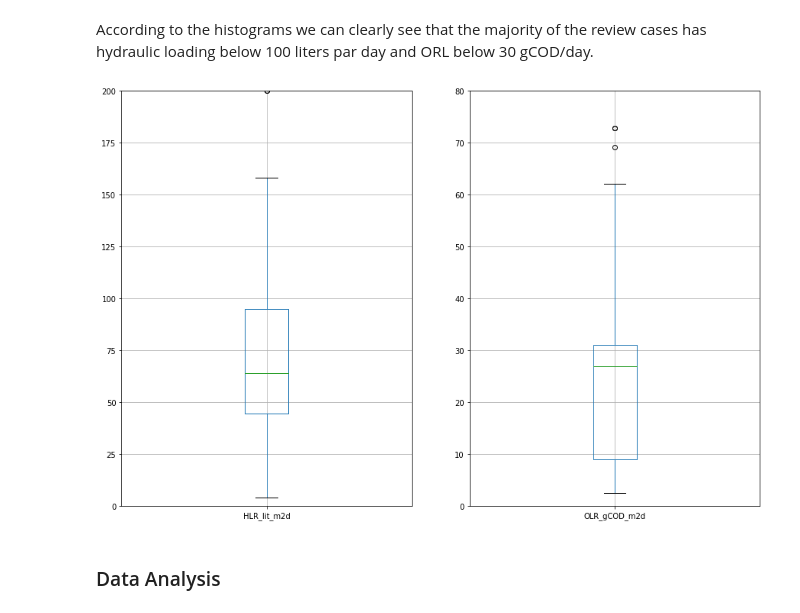
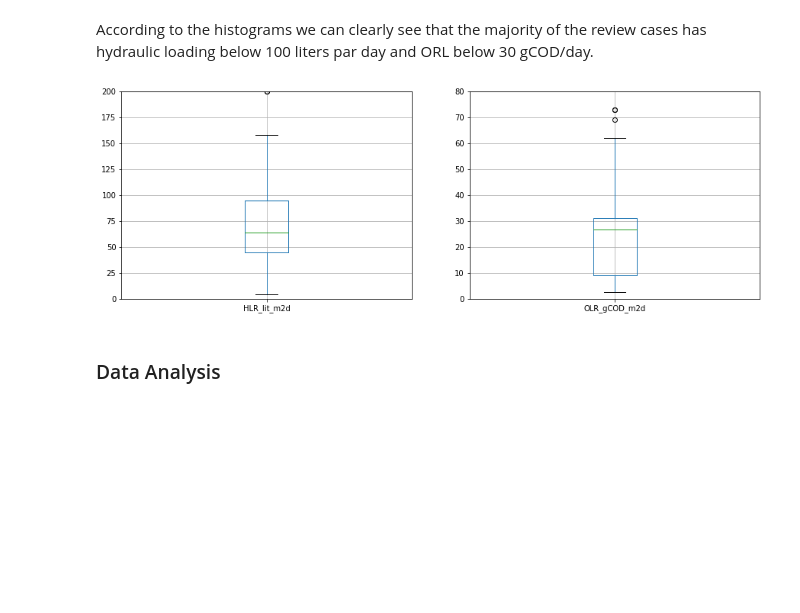
Before and after one commit to rousvit/wetlands-aeration-review, a Jupyter notebook: Treatment_Wetlands_Areation_Review.ipynb, the cells around one changed output. Cells and saved outputs as stored; diff of their text form; code cells hidden in the pictures; blank space fills up the shorter version.

Commit message:
minor style improvments and additional plots

```diff
--- a/Treatment_Wetlands_Areation_Review.ipynb
+++ b/Treatment_Wetlands_Areation_Review.ipynb
@@ -243,12 +225,12 @@ According to the histograms we can clearly see that the majority of the review c
 # %%
 fig = plt.figure()
 ax1 = fig.add_subplot(1, 2, 1)
 ax2 = fig.add_subplot(1, 2, 2)
-review_cases[['HLR_lit_m2d']].plot(kind='box', ax=ax1, figsize=(15, 10), grid=True, ylim=(0, 200))
-review_cases[['OLR_gCOD_m2d']].plot(kind='box', ax=ax2, figsize=(15, 10), grid=True, ylim=(0, 80))
+review_cases[['HLR_lit_m2d']].plot(kind='box', ax=ax1, figsize=(15, 5), grid=True, ylim=(0, 200))
+review_cases[['OLR_gCOD_m2d']].plot(kind='box', ax=ax2, figsize=(15, 5), grid=True, ylim=(0, 80))
 plt.show()
 # %% [output]
-[figure, old version]
+[figure, new version]
 # %% [markdown]
 ### Data Analysis
 # %% [markdown]
```
Also changed, not shown: parts of 38 cells of this notebook.
